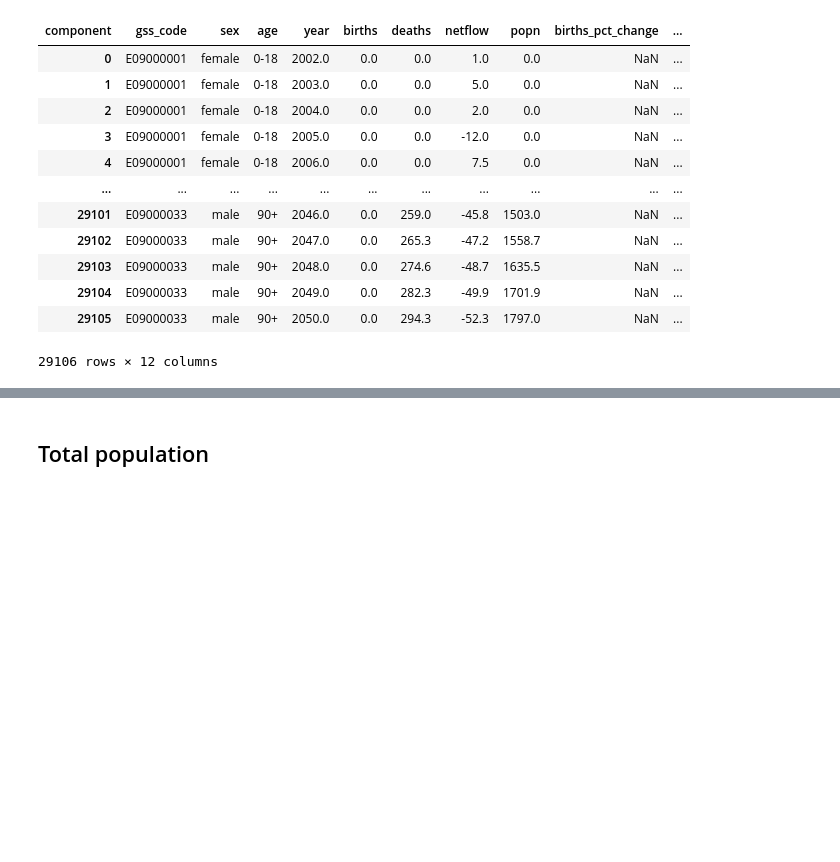
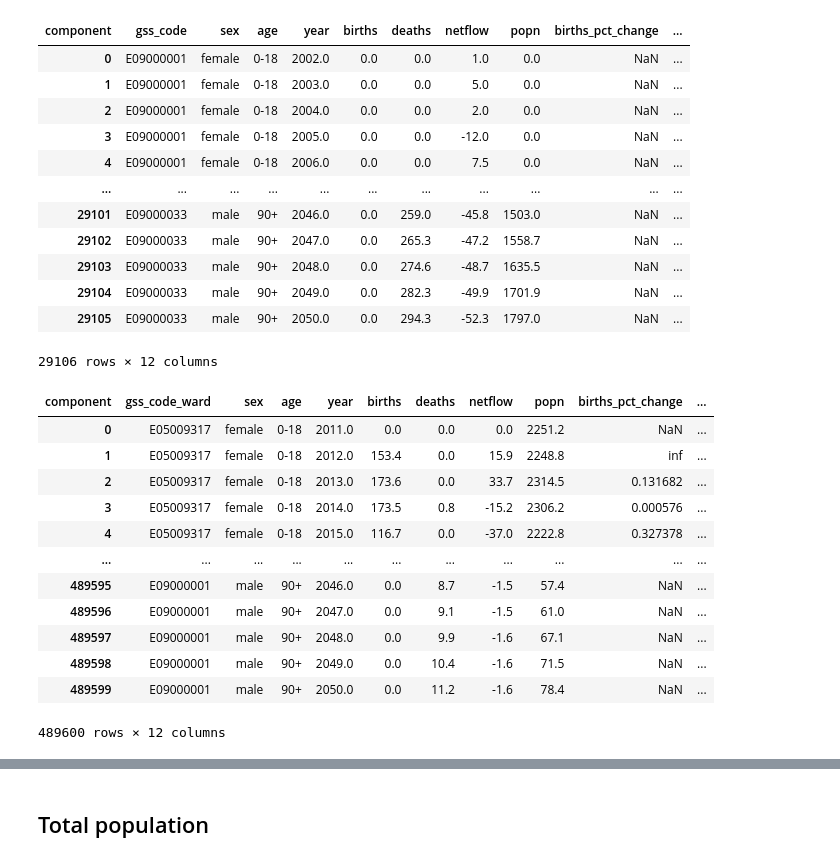
Before and after one commit to SebastianHeslinRees/Projections_QA, a Jupyter notebook: logical_checks_population_projections.ipynb, the cells around one changed output, grey strips where cells are left out. Saved outputs shown, nothing was run; the diff lists cells and outputs as text; code cells hidden in the pictures; blank space fills up the shorter version.

```diff
--- a/logical_checks_population_projections.ipynb
+++ b/logical_checks_population_projections.ipynb
@@ -306,3 +319,19 @@ pivoted
 | 29104 | E09000033 | male | 90+ | 2049.0 | 0.0 | 282.3 | -49.9 | 1701.9 | NaN | ... |
 | 29105 | E09000033 | male | 90+ | 2050.0 | 0.0 | 294.3 | -52.3 | 1797.0 | NaN | ... |
 29106 rows × 12 columns
+# %%
+pivoted_ward
+# %% [output]
+| component | gss_code_ward | sex | age | year | births | deaths | netflow | popn | births_pct_change | ... |
+| 0 | E05009317 | female | 0-18 | 2011.0 | 0.0 | 0.0 | 0.0 | 2251.2 | NaN | ... |
+| 1 | E05009317 | female | 0-18 | 2012.0 | 153.4 | 0.0 | 15.9 | 2248.8 | inf | ... |
+| 2 | E05009317 | female | 0-18 | 2013.0 | 173.6 | 0.0 | 33.7 | 2314.5 | 0.131682 | ... |
+| 3 | E05009317 | female | 0-18 | 2014.0 | 173.5 | 0.8 | -15.2 | 2306.2 | 0.000576 | ... |
+| 4 | E05009317 | female | 0-18 | 2015.0 | 116.7 | 0.0 | -37.0 | 2222.8 | 0.327378 | ... |
+| ... | ... | ... | ... | ... | ... | ... | ... | ... | ... | ... |
+| 489595 | E09000001 | male | 90+ | 2046.0 | 0.0 | 8.7 | -1.5 | 57.4 | NaN | ... |
+| 489596 | E09000001 | male | 90+ | 2047.0 | 0.0 | 9.1 | -1.5 | 61.0 | NaN | ... |
+| 489597 | E09000001 | male | 90+ | 2048.0 | 0.0 | 9.9 | -1.6 | 67.1 | NaN | ... |
+| 489598 | E09000001 | male | 90+ | 2049.0 | 0.0 | 10.4 | -1.6 | 71.5 | NaN | ... |
+| 489599 | E09000001 | male | 90+ | 2050.0 | 0.0 | 11.2 | -1.6 | 78.4 | NaN | ... |
+489600 rows × 12 columns
```
Also changed, not shown: parts of 65 cells of this notebook.
